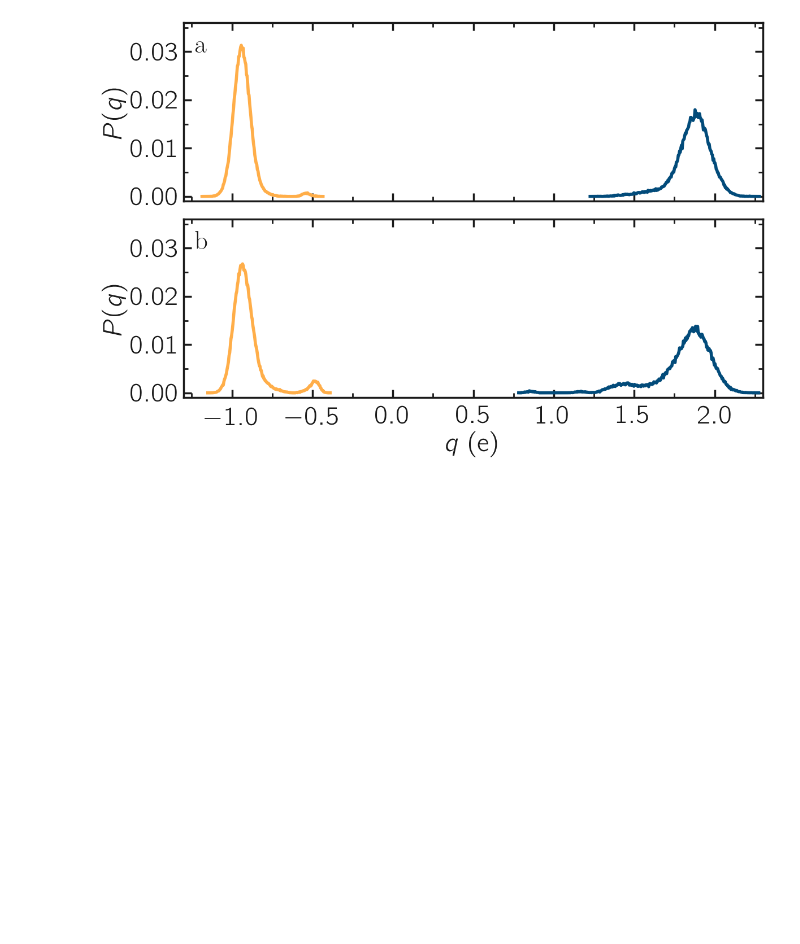
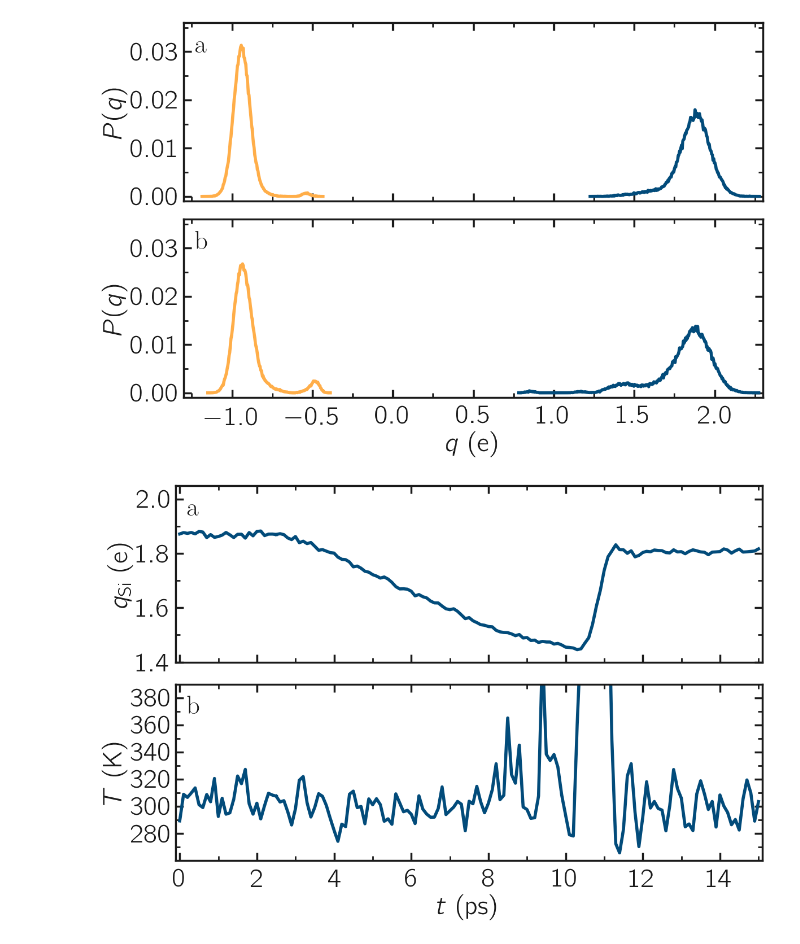
Before and after one commit to lammpstutorials/lammpstutorials-article, a Jupyter notebook: files/tutorial5/solution/deform.ipynb, the cells around one changed output. Cells and saved outputs as stored; diff of their text form; code cells hidden in the pictures; blank space fills up the shorter version.

Commit message:
updagted figure 31

```diff
--- a/files/tutorial5/solution/deform.ipynb
+++ b/files/tutorial5/solution/deform.ipynb
@@ -57,3 +57,51 @@ myplt.add_subplotlabels()
 myplt.save_figure(filename = filename, saving_path = path_figures)
 # %% [output]
 [figure]
+# %%
+log = lammps_logfile.File("deform.log")
+timestep = 0.5 # fs
+time = log.get("Step", run_num=0)*timestep/1000 # ps
+Volume = log.get("Volume", run_num=0)/1000 # nm3
+qSi = log.get("v_qSi", run_num=0)
+qO = log.get("v_qO", run_num=0)
+Temp = log.get("Temp", run_num=0)
+
+time1 = log.get("Step", run_num=1)*timestep/1000 # ps
+Volume1 = log.get("Volume", run_num=1)/1000 # nm3
+qSi1 = log.get("v_qSi", run_num=1)
+qO1 = log.get("v_qO", run_num=1)
+Temp1 = log.get("Temp", run_num=1)
+# %%
+filename = "SIO-deformed-charge"
+
+# Initialise figure
+myplt = PltTools()
+myplt.prepare_figure(fig_size = (12,8), dark_mode = False,
+                     transparency = False, use_serif=False, n_colone=1, n_line=2)
+# Panel a
+myplt.add_panel()
+myplt.add_plot(x = time, y = qSi, type = "plot", linewidth_data = 3,
+               marker = "-", data_color = color2, markersize = 12)
+myplt.add_plot(x = time1, y = qSi1, type = "plot", linewidth_data = 3,
+               marker = "-", data_color = color2, markersize = 12)
+myplt.complete_panel(ylabel = r'$q_\mathrm{Si} ~ (\mathrm{e})$',
+                     xlabel = None, xpad = 10, legend=True, handlelength_legend=1)
+myplt.set_boundaries(x_ticks=np.arange(0, 15.1, 2), y_ticks=np.arange(1.4, 2.08, 0.2),
+                    x_boundaries=(-0.1, 15.1), y_boundaries=(1.4, 2.05))
+
+# Panel b
+myplt.add_panel()
+myplt.add_plot(x = time, y = Temp, type = "plot", linewidth_data = 3,
+               marker = "-", data_color = color2, markersize = 12)
+myplt.add_plot(x = time1, y = Temp1, type = "plot", linewidth_data = 3,
+               marker = "-", data_color = color2, markersize = 12)
+myplt.complete_panel(ylabel = r'$T ~ (\mathrm{K})$',
+                     xlabel = r'$t ~ (\mathrm{ps})$', xpad = 10, legend=True, handlelength_legend=1)
+myplt.set_boundaries(x_ticks=np.arange(0, 15.1, 2), y_ticks=np.arange(280, 399, 20),
+                    x_boundaries=(-0.1, 15.1), y_boundaries=(260, 390))
+
+# Print figure
+myplt.add_subplotlabels()
+myplt.save_figure(filename = filename, saving_path = path_figures)
+# %% [output]
+[figure, added]
```
Also changed, not shown: 2 other files.
